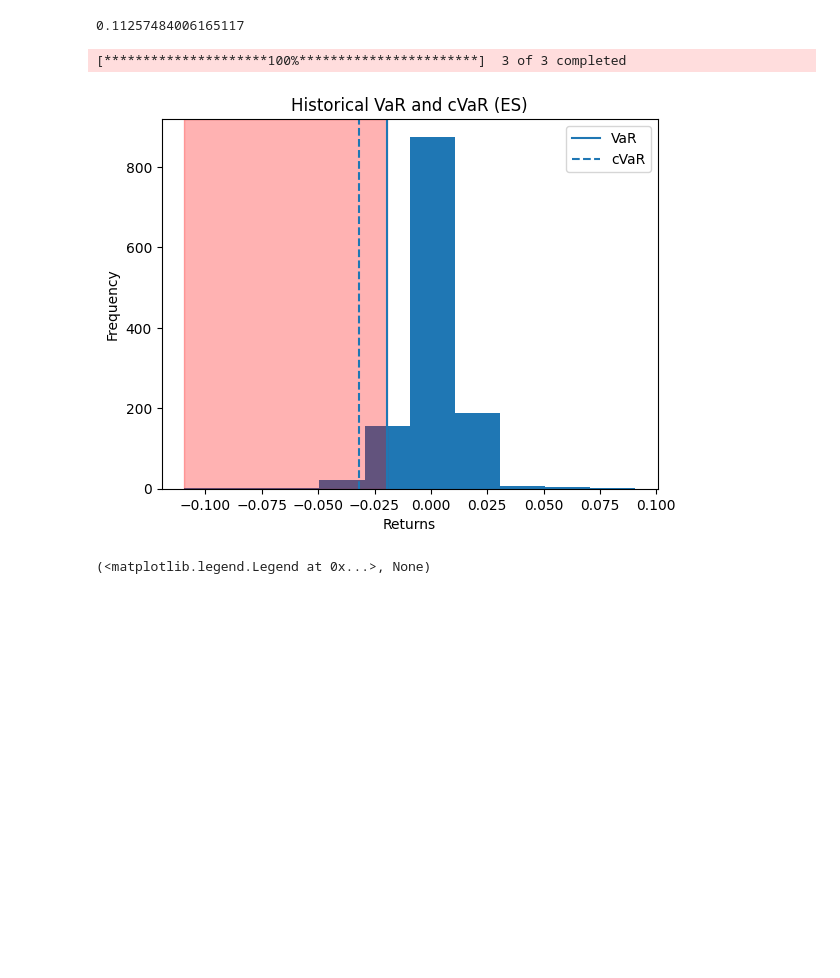
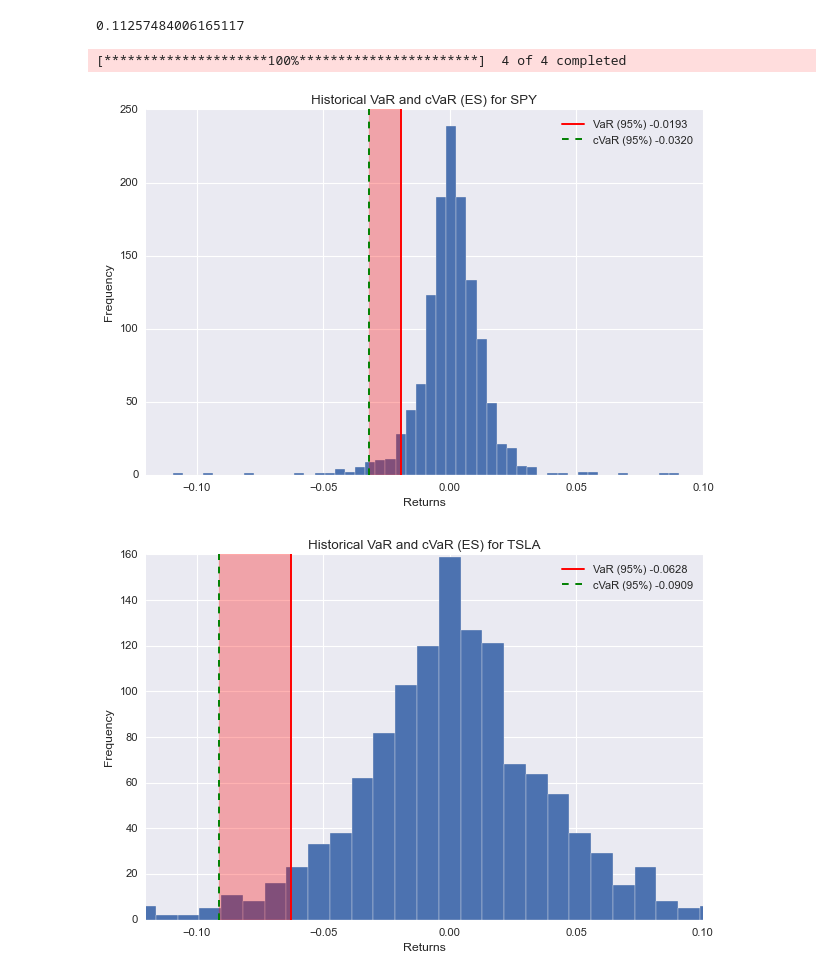
Before and after one commit to dvidsalaz/risk-engine, a Jupyter notebook: scratch/analysis.ipynb, the cells around one changed output. Drawn from its saved outputs; the diff is of its cells as text; code cells hidden in the pictures; blank space fills up the shorter version.

Commit message:
cleaned visualization module

```diff
--- a/scratch/analysis.ipynb
+++ b/scratch/analysis.ipynb
@@ -142,30 +142,42 @@ print(portfolio_vol(returns, weights))
 0.11257484006165117
 # %%
 #Visualization
+import sys
+sys.path.append('..')
 
 import matplotlib.pyplot as plt
 
 from risk_engine.data_loader import get_market_data
 
 from risk_engine.risk_metrics import hist_var, cvar
 
-tickers = ['SPY', 'TLT', 'GLD']
+tickers = ['SPY', 'TLT', 'GLD', 'TSLA']
 prices, returns = get_market_data(tickers, '2020-01-01', '2025-01-01')
 
 def visualization(returns, var, cvar):
-    plt.hist(returns)
-    plt.axvline(var, label='VaR')
-    plt.axvline(cvar, linestyle='dashed', label='cVaR')
-    plt.axvspan(xmin=returns.min().min(), xmax=var, color='red', alpha=0.3)
-    plt.title('Historical VaR and cVaR (ES)')
+    plt.hist(returns, bins=50)
+    plt.axvline(var, color='red', label=f'VaR (95%) {var:.4f}')
+    plt.axvline(cvar, color='green', linestyle='dashed', label=f'cVaR (95%) {cvar:.4f}')
+    plt.axvspan(xmin=cvar, xmax=var, color='red', alpha=0.3)
+    plt.title(f'Historical VaR and cVaR (ES) for {returns.name}')
     plt.xlabel('Returns')
     plt.ylabel('Frequency')
-
-    return plt.legend(), plt.show()
+    plt.xlim(-0.12, 0.10)
+    plt.legend()
+    plt.show()
 
 
-visualization(returns=returns['SPY'], var=hist_var(returns['SPY']), cvar=cvar(returns['SPY']))
+var = hist_var(returns['SPY'])
+spy_cvar = cvar(returns['SPY'])
+
+tsla_var = hist_var(returns['TSLA'])
+tsla_cvar = cvar(returns['TSLA'])
+
+
+
+visualization(returns=returns['SPY'], var=var, cvar=spy_cvar)
+visualization(returns=returns['TSLA'], var=tsla_var, cvar=tsla_cvar)
 # %% [output]
-[*********************100%***********************]  3 of 3 completed
+[*********************100%***********************]  4 of 4 completed
-[figure, old version]
+[figure, new version]
-(<matplotlib.legend.Legend at 0x...>, None)
+[figure, added]
```
Also changed, not shown: parts of 1 cell of this notebook, 3 other files.
